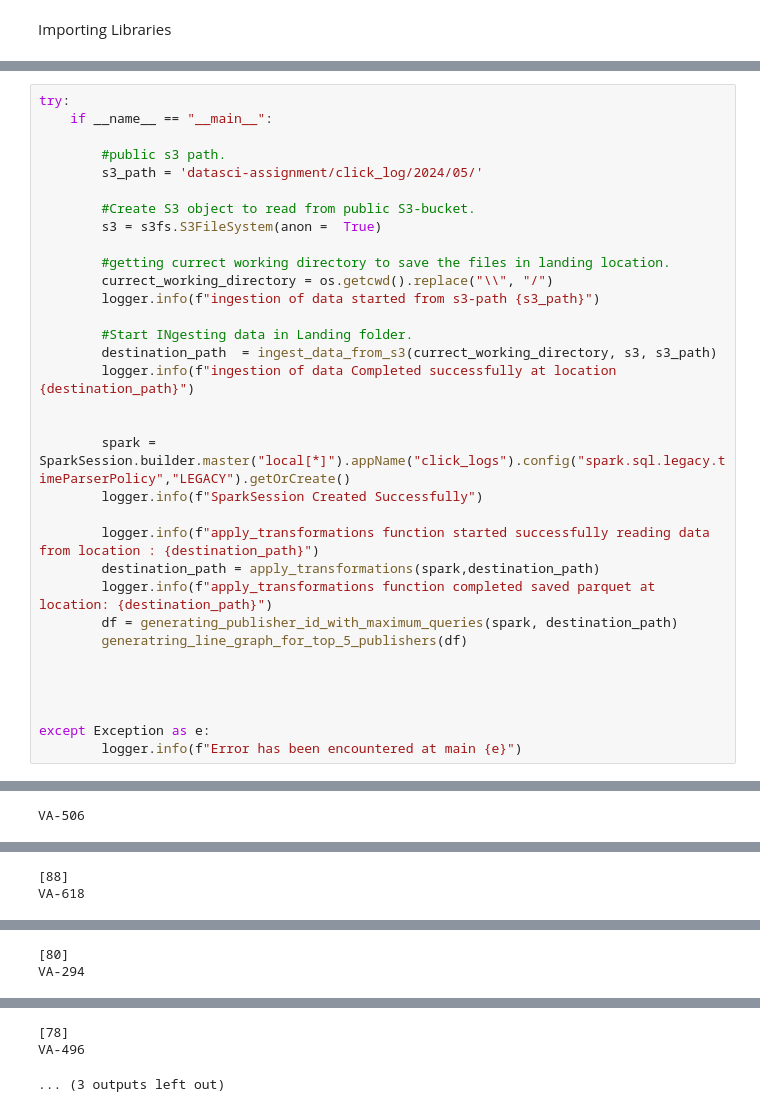
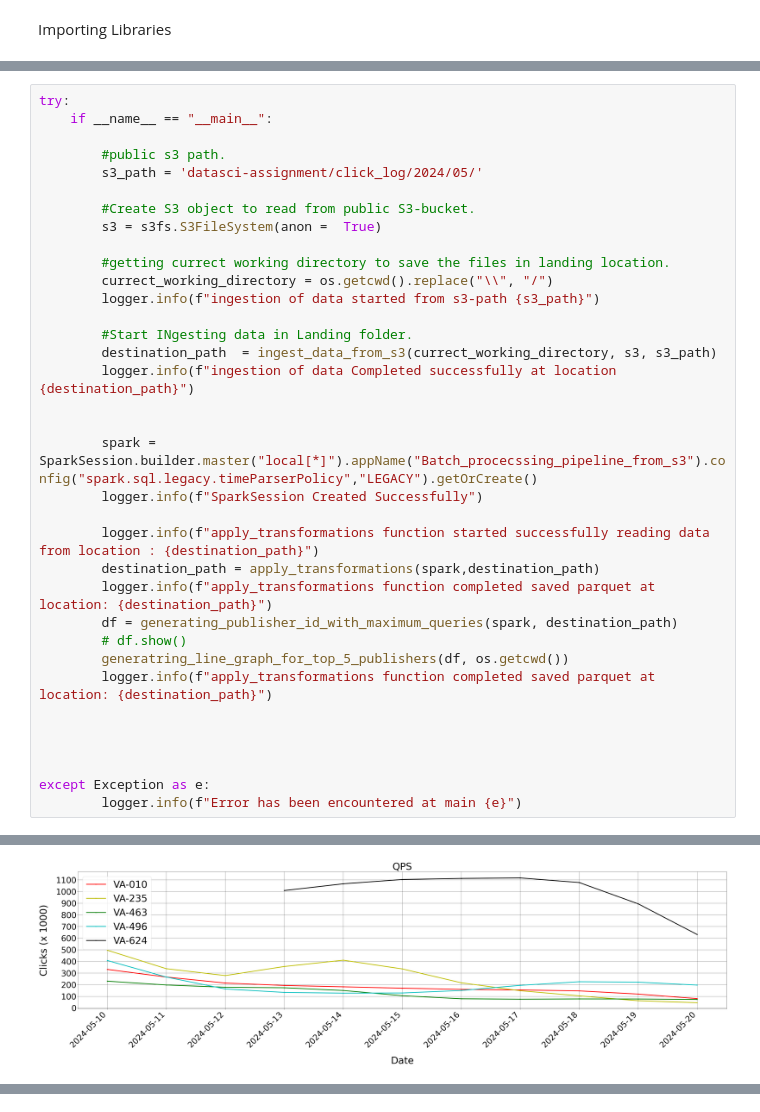
Before and after one commit to kumargautam02/batch_processing_for_public_s3_bucket, a Jupyter notebook: main.ipynb, the cells around one changed output, grey strips where cells are left out. Saved outputs shown, nothing was run; the diff lists cells and outputs as text.

```diff
--- a/main.ipynb
+++ b/main.ipynb
@@ -208,14 +177,16 @@ try:
         logger.info(f"ingestion of data Completed successfully at location {destination_path}")
 
 
-        spark = SparkSession.builder.master("local[*]").appName("click_logs").config("spark.sql.legacy.timeParserPolicy","LEGACY").getOrCreate()
+        spark = SparkSession.builder.master("local[*]").appName("Batch_procecssing_pipeline_from_s3").config("spark.sql.legacy.timeParserPolicy","LEGACY").getOrCreate()
         logger.info(f"SparkSession Created Successfully")
 
         logger.info(f"apply_transformations function started successfully reading data from location : {destination_path}")
         destination_path = apply_transformations(spark,destination_path)
         logger.info(f"apply_transformations function completed saved parquet at location: {destination_path}")
         df = generating_publisher_id_with_maximum_queries(spark, destination_path)
-        generatring_line_graph_for_top_5_publishers(df)
+        # df.show()
+        generatring_line_graph_for_top_5_publishers(df, os.getcwd())
+        logger.info(f"apply_transformations function completed saved parquet at location: {destination_path}")
 
 
 
@@ -265,0 +230 @@ VA-570
+[figure, added]
@@ -268 +231,0 @@ VA-570
-VA-506
@@ -271,2 +231,0 @@ VA-506
-[88]
-VA-618
@@ -275,2 +231,0 @@ VA-618
-[80]
-VA-294
@@ -279,3 +231,0 @@ VA-294
-[78]
-VA-496
-... (3 outputs left out)
```
Also changed, not shown: parts of 19 cells of this notebook, 8 other files.
